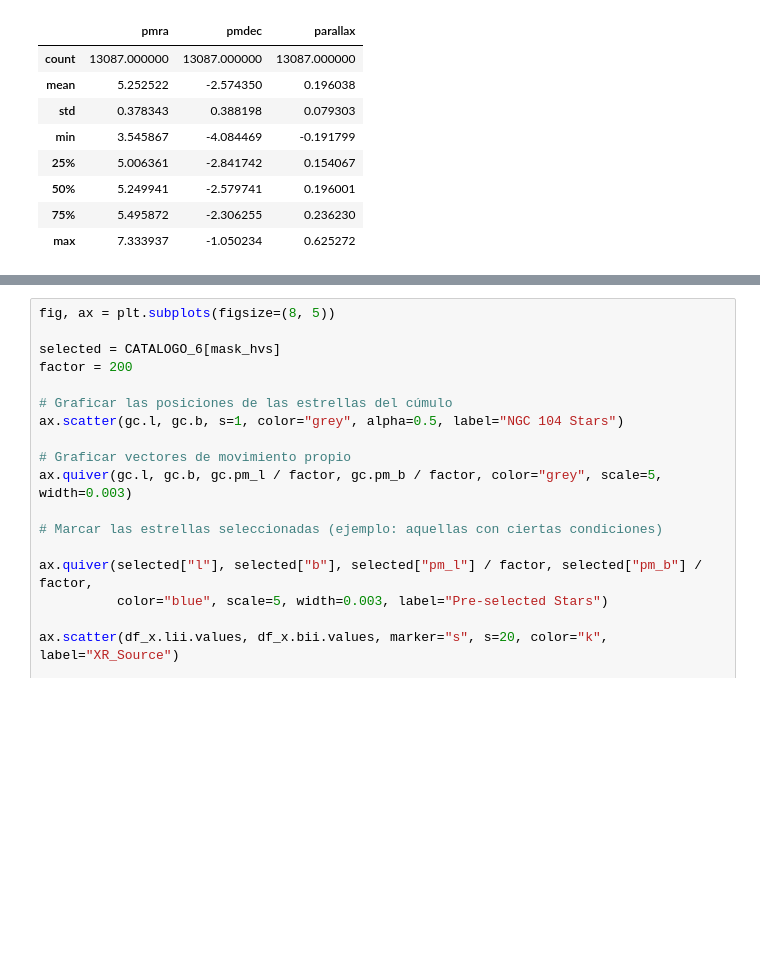
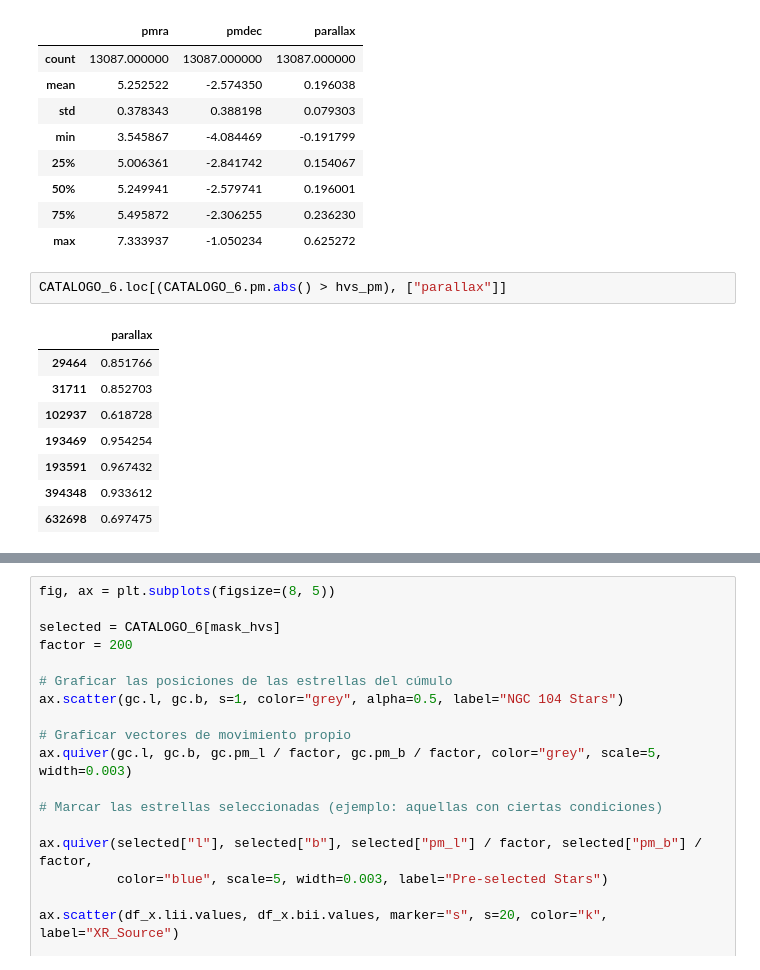
Before and after one commit to santhiperbolico/tfm-ucm-code, a Jupyter notebook: notebooks/Resultados Previos.ipynb, the cells around one changed output, grey strips where cells are left out. Drawn from its saved outputs; the diff is of its cells as text; blank space fills up the shorter version.

```diff
--- a/notebooks/Resultados Previos.ipynb
+++ b/notebooks/Resultados Previos.ipynb
@@ -489,6 +488,17 @@ Número de HVS del CLuster seleccionado: 2543
 | 50% | 5.249941 | -2.579741 | 0.196001 |
 | 75% | 5.495872 | -2.306255 | 0.236230 |
 | max | 7.333937 | -1.050234 | 0.625272 |
+# %%
+CATALOGO_6.loc[(CATALOGO_6.pm.abs() > hvs_pm), ["parallax"]]
+# %% [output]
+|  | parallax |
+| 29464 | 0.851766 |
+| 31711 | 0.852703 |
+| 102937 | 0.618728 |
+| 193469 | 0.954254 |
+| 193591 | 0.967432 |
+| 394348 | 0.933612 |
+| 632698 | 0.697475 |
 # %%
 CATALOGO_6 = dfr6_c1
 factor_sigma = 2
```
Also changed, not shown: parts of 5 cells of this notebook.
